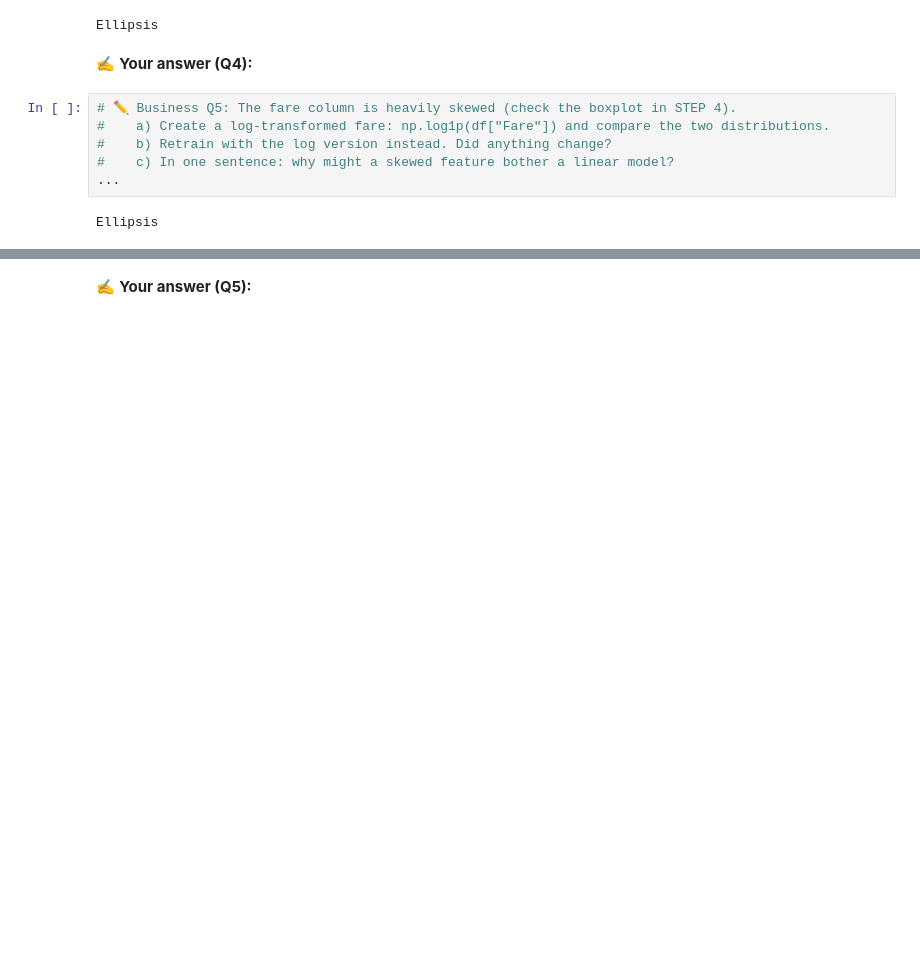
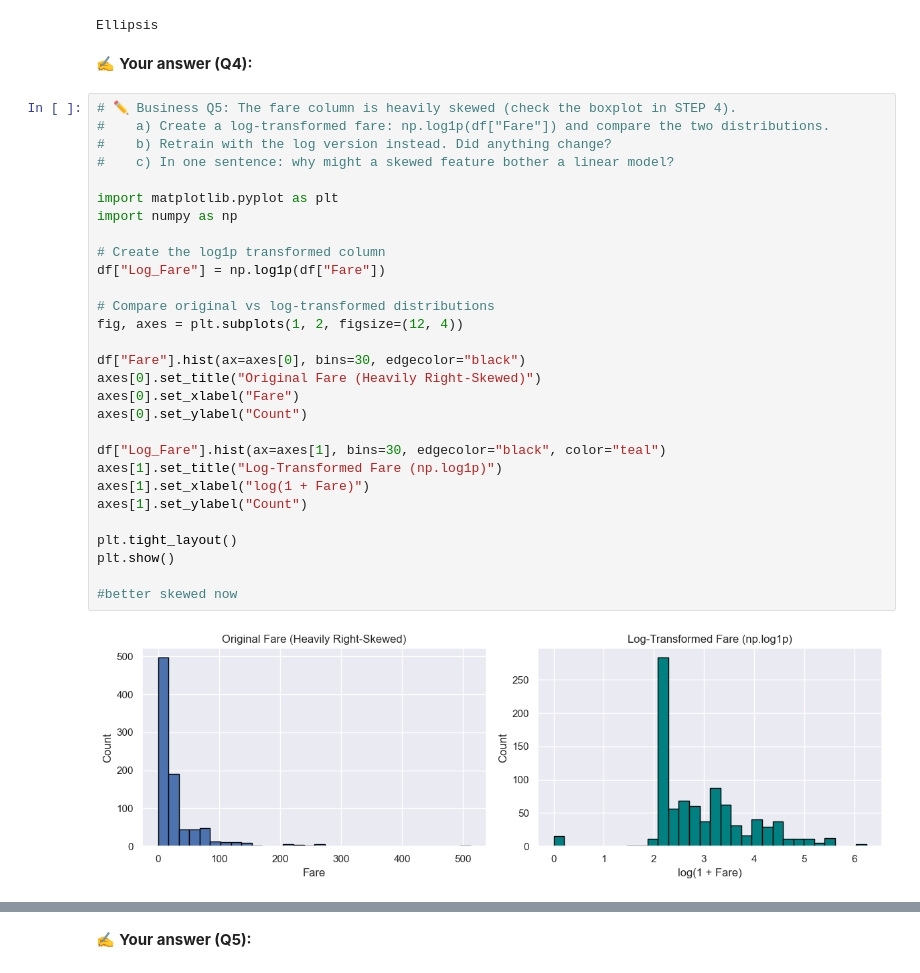
Before and after one commit to omdaelsfa7/CAE-Intern, a Jupyter notebook: lab2_titanic_pipeline.ipynb, the cells around one changed output, grey strips where cells are left out. Drawn from its saved outputs; the diff is of its cells as text; blank space fills up the shorter version.

```diff
--- a/lab2_titanic_pipeline.ipynb
+++ b/lab2_titanic_pipeline.ipynb
@@ -589,8 +744,31 @@ Ellipsis
 # %%
 # ✏️ Business Q5: The fare column is heavily skewed (check the boxplot in STEP 4).
 #    a) Create a log-transformed fare: np.log1p(df["Fare"]) and compare the two distributions.
 #    b) Retrain with the log version instead. Did anything change?
 #    c) In one sentence: why might a skewed feature bother a linear model?
-...
+
+import matplotlib.pyplot as plt
+import numpy as np
+
+# Create the log1p transformed column
+df["Log_Fare"] = np.log1p(df["Fare"])
+
+# Compare original vs log-transformed distributions
+fig, axes = plt.subplots(1, 2, figsize=(12, 4))
+
+df["Fare"].hist(ax=axes[0], bins=30, edgecolor="black")
+axes[0].set_title("Original Fare (Heavily Right-Skewed)")
+axes[0].set_xlabel("Fare")
+axes[0].set_ylabel("Count")
+
+df["Log_Fare"].hist(ax=axes[1], bins=30, edgecolor="black", color="teal")
+axes[1].set_title("Log-Transformed Fare (np.log1p)")
+axes[1].set_xlabel("log(1 + Fare)")
+axes[1].set_ylabel("Count")
+
+plt.tight_layout()
+plt.show()
+
+#better skewed now
 # %% [output]
-Ellipsis
+[figure, added]
```
Also changed, not shown: parts of 14 cells of this notebook.
